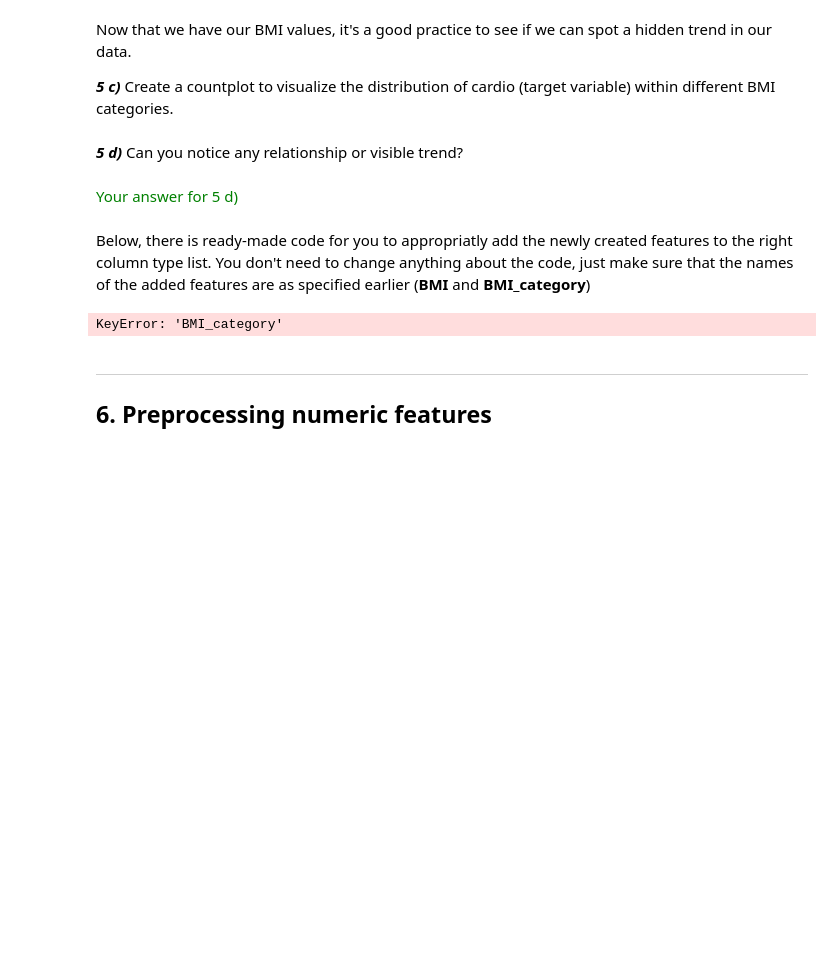
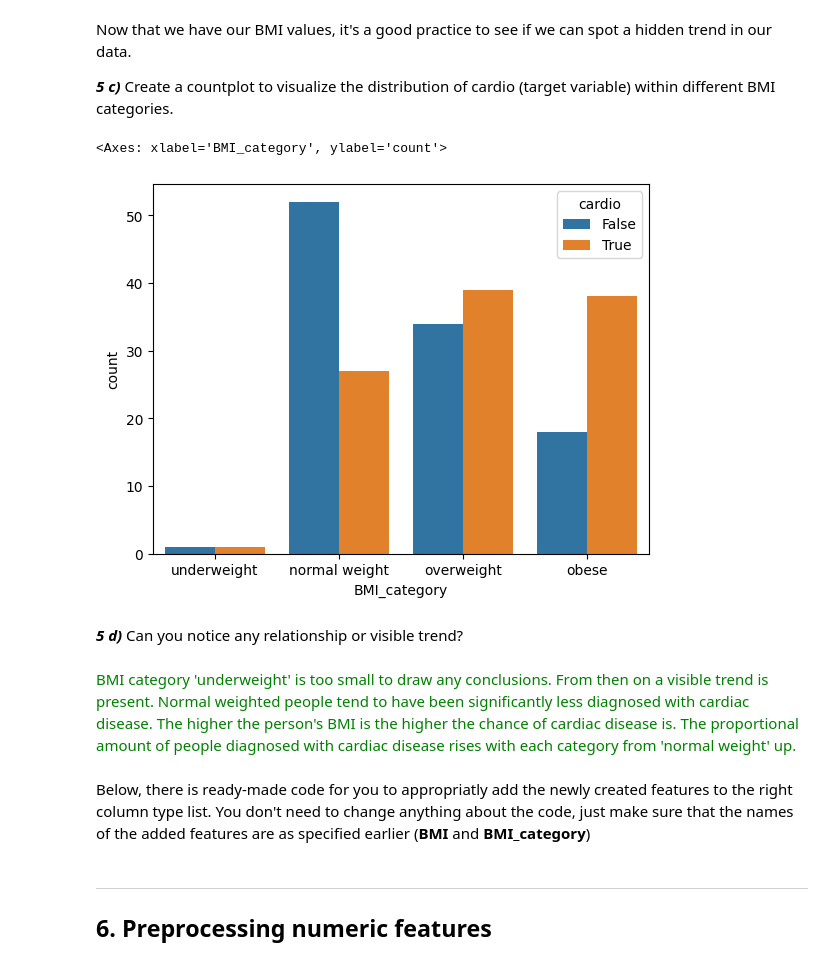
Before and after one commit to konstanyman/DAKD-E1, a Jupyter notebook: Konsta_Nyman_DAKD_2023_exercise_1.ipynb, the cells around one changed output. Saved outputs shown, nothing was run; the diff lists cells and outputs as text; code cells hidden in the pictures; blank space fills up the shorter version.

```diff
--- a/Konsta_Nyman_DAKD_2023_exercise_1.ipynb
+++ b/Konsta_Nyman_DAKD_2023_exercise_1.ipynb
@@ -439,0 +444,6 @@ _tip: In the case of our dataset the height is in centimeters, so make sure to c
+# %%
+# create new feature "BMI" based on features "height" and "body_mass"
+
+BMI = data['body_mass']/(data['height']/100)**2
+
+data['BMI'] = round(BMI, 1)
@@ -448,0 +464,7 @@ _tip: In the case of our dataset the height is in centimeters, so make sure to c
+# %%
+# categorize BMI into four categories
+
+bins = [0, 18.5, 24.9, 29.9, 100] #values variable is divided by
+labels = ['underweight', 'normal weight', 'overweight', 'obese'] #labels for categories
+
+data['BMI_category'] = pd.cut(data['BMI'], bins, labels=labels)
@@ -455,7 +482,14 @@ Now that we have our BMI values, it's a good practice to see if we can spot a hi
+# %%
+# plotting cardio in different BMI categories
+
+sns.countplot(data, x='BMI_category', hue='cardio')
+# %% [output]
+<Axes: xlabel='BMI_category', ylabel='count'>
+[figure, added]
 # %% [markdown]
 ***5 d)*** Can you notice any relationship or visible trend?
-# %% [markdown]
-<font color="green">Your answer for 5 d)</font>
+# %% [markdown]
+<font color="green">BMI category 'underweight' is too small to draw any conclusions. From then on a visible trend is present. Normal weighted people tend to have been significantly less diagnosed with cardiac disease. The higher the person's BMI is the higher the chance of cardiac disease is. The proportional amount of people diagnosed with cardiac disease rises with each category from 'normal weight' up.</font>
 # %% [markdown]
 Below, there is ready-made code for you to appropriatly add the newly created features to the right column type list. You don't need to change anything about the code, just make sure that the names of the added features are as specified earlier (**BMI** and **BMI_category**)
 # %%
@@ -463,8 +497,6 @@ Below, there is ready-made code for you to appropriatly add the newly created fe
 numeric_features.append("BMI")
 data['BMI_category'] = data['BMI_category'].astype('category')
 categorical_features.append("BMI_category")
-# %% [output]
-KeyError: 'BMI_category'
 # %% [markdown]
 -------------
 
```
Also changed, not shown: parts of 8 cells of this notebook.
